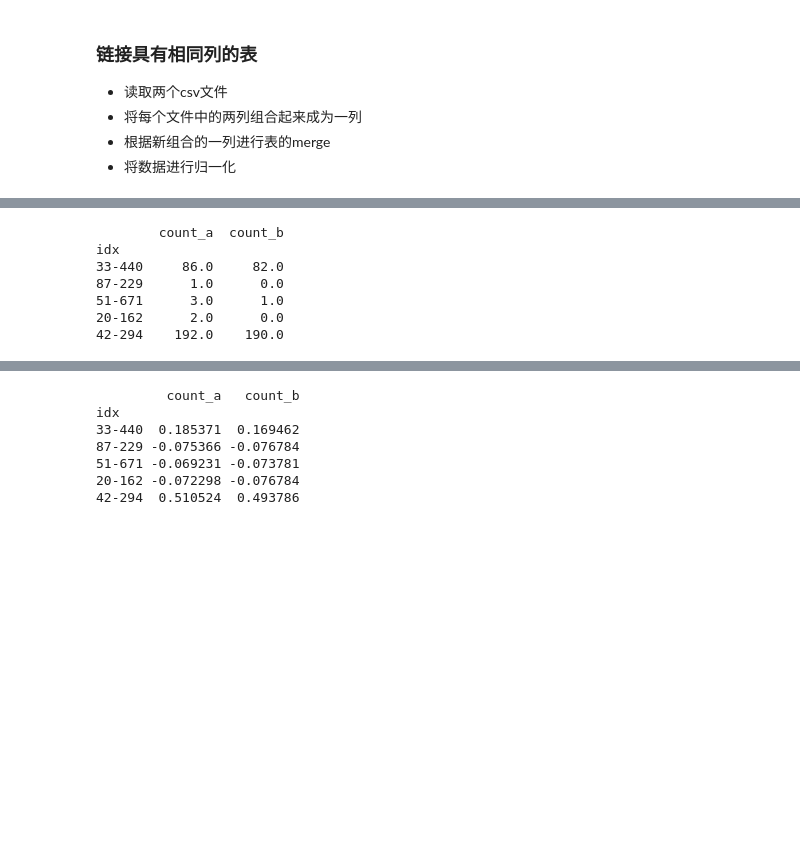
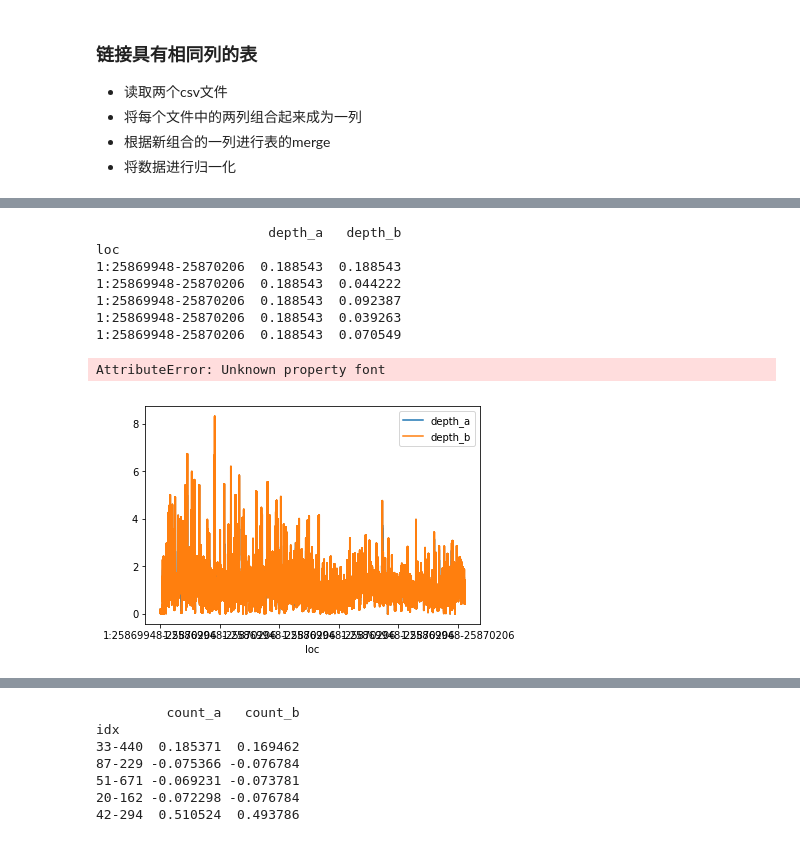
Before and after one commit to btrspg/python-lib-test, a Jupyter notebook: pandas-test.ipynb, the cells around one changed output, grey strips where cells are left out. Cells and saved outputs as stored; diff of their text form; code cells hidden in the pictures; blank space fills up the shorter version.

```diff
--- a/pandas-test.ipynb
+++ b/pandas-test.ipynb
@@ -99,12 +89,14 @@ print(test2.head())
 # %%
-merge_data = pd.merge(test1[['idx','count']],test2[['idx','count']],on='idx',how='outer',suffixes=['_a','_b']).fillna(0)
-merge_data.set_index('idx',inplace=True)
+merge_data = pd.merge(test1[['loc','depth']],test2[['loc','depth']],on='loc',how='outer',suffixes=['_a','_b']).fillna(0)
+merge_data.set_index('loc',inplace=True)
 print(merge_data.head())
 # %% [output]
-        count_a  count_b
-idx
-33-440     86.0     82.0
-87-229      1.0      0.0
-51-671      3.0      1.0
-20-162      2.0      0.0
-42-294    192.0    190.0
+                      depth_a   depth_b
+loc
+1:25869948-25870206  0.188543  0.188543
+1:25869948-25870206  0.188543  0.044222
+1:25869948-25870206  0.188543  0.092387
+1:25869948-25870206  0.188543  0.039263
+1:25869948-25870206  0.188543  0.070549
+AttributeError: Unknown property font
+[figure, added]
```
Also changed, not shown: parts of 7 cells of this notebook.
